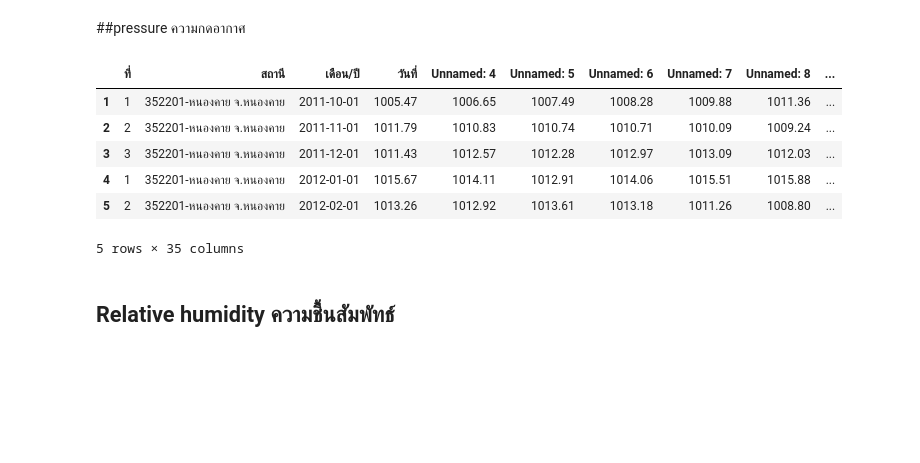
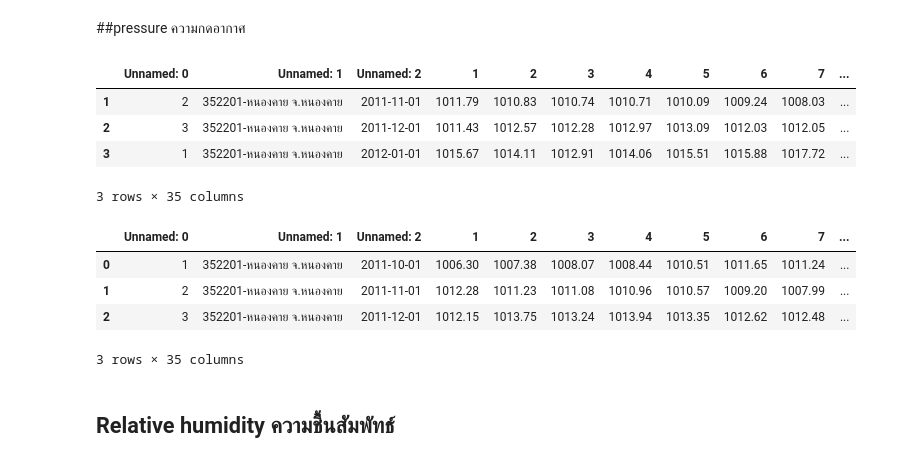
Before and after one commit to chutimaq/bsc_dpdm22, a Jupyter notebook: Group_Quiz.ipynb, the cells around one changed output. Cells and saved outputs as stored; diff of their text form; code cells hidden in the pictures; blank space fills up the shorter version.

```diff
--- a/Group_Quiz.ipynb
+++ b/Group_Quiz.ipynb
@@ -18,14 +18,21 @@ Mounted at /content/drive
 # %%
 #ขอนแก่นkk นครพนม np  เลยL สกลsk หนองคาย nk
 # %%
-KK_pressure = pd.read_excel('/content/drive/MyDrive/bsc_DPDM_data/อุตุ/ความกด(เปอร์เซ็นต์)/จ.ขอนแก่น.xlsx',skiprows=3).drop(0, axis=0)
-KK_pressure.head()
+KK_pressure = pd.read_excel('/content/drive/MyDrive/bsc_DPDM_data/อุตุ/ความกด(เปอร์เซ็นต์)/จ.ขอนแก่น.xlsx',skiprows=4).drop(0, axis=0)
+KK_pressure.head(3)
 # %% [output]
-|  | ที่ | สถานี | เดือน/ปี | วันที่ | Unnamed: 4 | Unnamed: 5 | Unnamed: 6 | Unnamed: 7 | Unnamed: 8 | ... |
-| 1 | 1 | 352201-หนองคาย จ.หนองคาย | 2011-10-01 | 1005.47 | 1006.65 | 1007.49 | 1008.28 | 1009.88 | 1011.36 | ... |
-| 2 | 2 | 352201-หนองคาย จ.หนองคาย | 2011-11-01 | 1011.79 | 1010.83 | 1010.74 | 1010.71 | 1010.09 | 1009.24 | ... |
-| 3 | 3 | 352201-หนองคาย จ.หนองคาย | 2011-12-01 | 1011.43 | 1012.57 | 1012.28 | 1012.97 | 1013.09 | 1012.03 | ... |
-| 4 | 1 | 352201-หนองคาย จ.หนองคาย | 2012-01-01 | 1015.67 | 1014.11 | 1012.91 | 1014.06 | 1015.51 | 1015.88 | ... |
-| 5 | 2 | 352201-หนองคาย จ.หนองคาย | 2012-02-01 | 1013.26 | 1012.92 | 1013.61 | 1013.18 | 1011.26 | 1008.80 | ... |
+|  | Unnamed: 0 | Unnamed: 1 | Unnamed: 2 | 1 | 2 | 3 | 4 | 5 | 6 | 7 | ... |
+| 1 | 2 | 352201-หนองคาย จ.หนองคาย | 2011-11-01 | 1011.79 | 1010.83 | 1010.74 | 1010.71 | 1010.09 | 1009.24 | 1008.03 | ... |
+| 2 | 3 | 352201-หนองคาย จ.หนองคาย | 2011-12-01 | 1011.43 | 1012.57 | 1012.28 | 1012.97 | 1013.09 | 1012.03 | 1012.05 | ... |
+| 3 | 1 | 352201-หนองคาย จ.หนองคาย | 2012-01-01 | 1015.67 | 1014.11 | 1012.91 | 1014.06 | 1015.51 | 1015.88 | 1017.72 | ... |
-5 rows × 35 columns
+3 rows × 35 columns
+# %%
+NP_pressure = pd.read_excel('/content/drive/MyDrive/bsc_DPDM_data/อุตุ/ความกด(เปอร์เซ็นต์)/จ.นครพนม.xlsx',skiprows=4)
+NP_pressure.head(3)
+# %% [output]
+|  | Unnamed: 0 | Unnamed: 1 | Unnamed: 2 | 1 | 2 | 3 | 4 | 5 | 6 | 7 | ... |
+| 0 | 1 | 352201-หนองคาย จ.หนองคาย | 2011-10-01 | 1006.30 | 1007.38 | 1008.07 | 1008.44 | 1010.51 | 1011.65 | 1011.24 | ... |
+| 1 | 2 | 352201-หนองคาย จ.หนองคาย | 2011-11-01 | 1012.28 | 1011.23 | 1011.08 | 1010.96 | 1010.57 | 1009.20 | 1007.99 | ... |
+| 2 | 3 | 352201-หนองคาย จ.หนองคาย | 2011-12-01 | 1012.15 | 1013.75 | 1013.24 | 1013.94 | 1013.35 | 1012.62 | 1012.48 | ... |
+3 rows × 35 columns
 # %%
```
Also changed, not shown: parts of 56 cells of this notebook.
